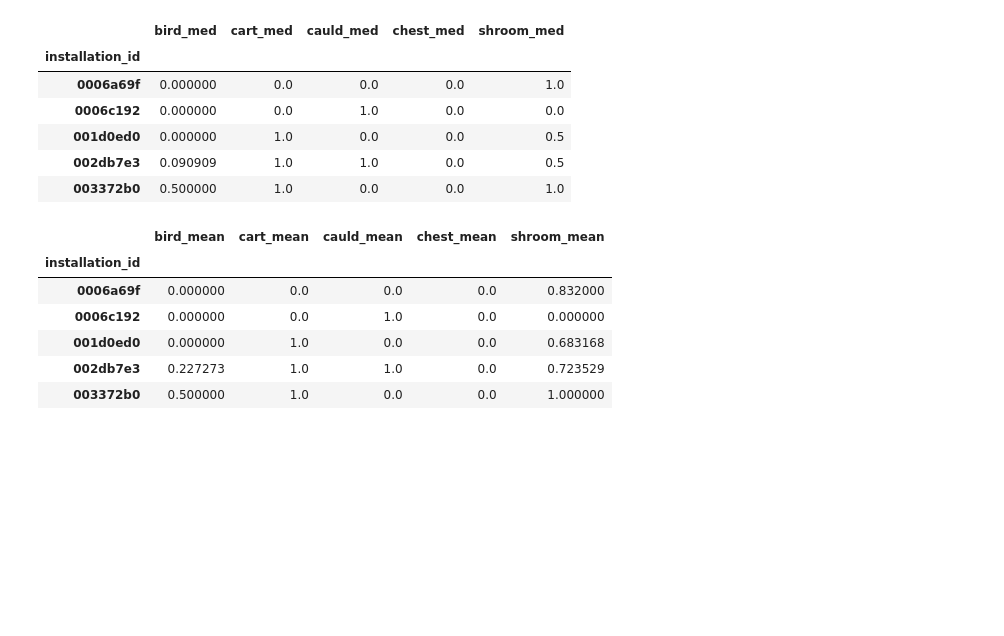
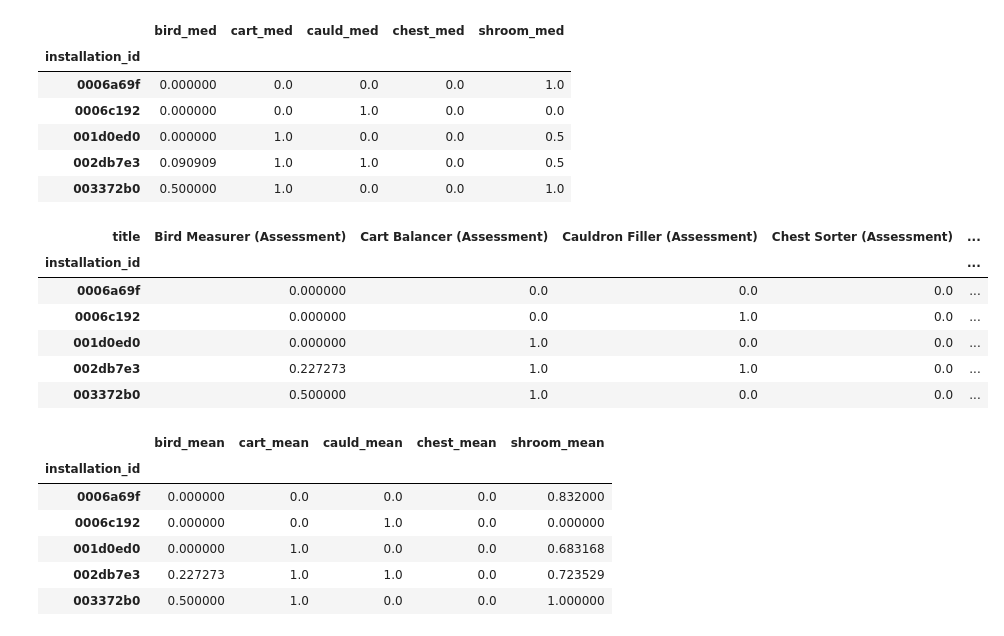
Before and after one commit to cats-in-the-hat/PBS-KIDS2, a Jupyter notebook: full_project_documentation.ipynb, the cells around one changed output. Cells and saved outputs as stored; diff of their text form; code cells hidden in the pictures; blank space fills up the shorter version.

```diff
--- a/full_project_documentation.ipynb
+++ b/full_project_documentation.ipynb
@@ -539,7 +541,15 @@ mean_title = mean_.pivot(index = 'installation_id', columns = 'title', values =
 mean_title.fillna(0, inplace = True)
 # %%
 # mean_title.reset_index(inplace = True)
-# mean_title.head()
+mean_title.head()
+# %% [output]
+| title | Bird Measurer (Assessment) | Cart Balancer (Assessment) | Cauldron Filler (Assessment) | Chest Sorter (Assessment) | ... |
+| installation_id |  |  |  |  | ... |
+| 0006a69f | 0.000000 | 0.0 | 0.0 | 0.0 | ... |
+| 0006c192 | 0.000000 | 0.0 | 1.0 | 0.0 | ... |
+| 001d0ed0 | 0.000000 | 1.0 | 0.0 | 0.0 | ... |
+| 002db7e3 | 0.227273 | 1.0 | 1.0 | 0.0 | ... |
+| 003372b0 | 0.500000 | 1.0 | 0.0 | 0.0 | ... |
 # %%
 mean_title.columns = ['bird_mean', 'cart_mean', 'cauld_mean', 'chest_mean','shroom_mean']
 
```
Also changed, not shown: parts of 96 cells of this notebook.
